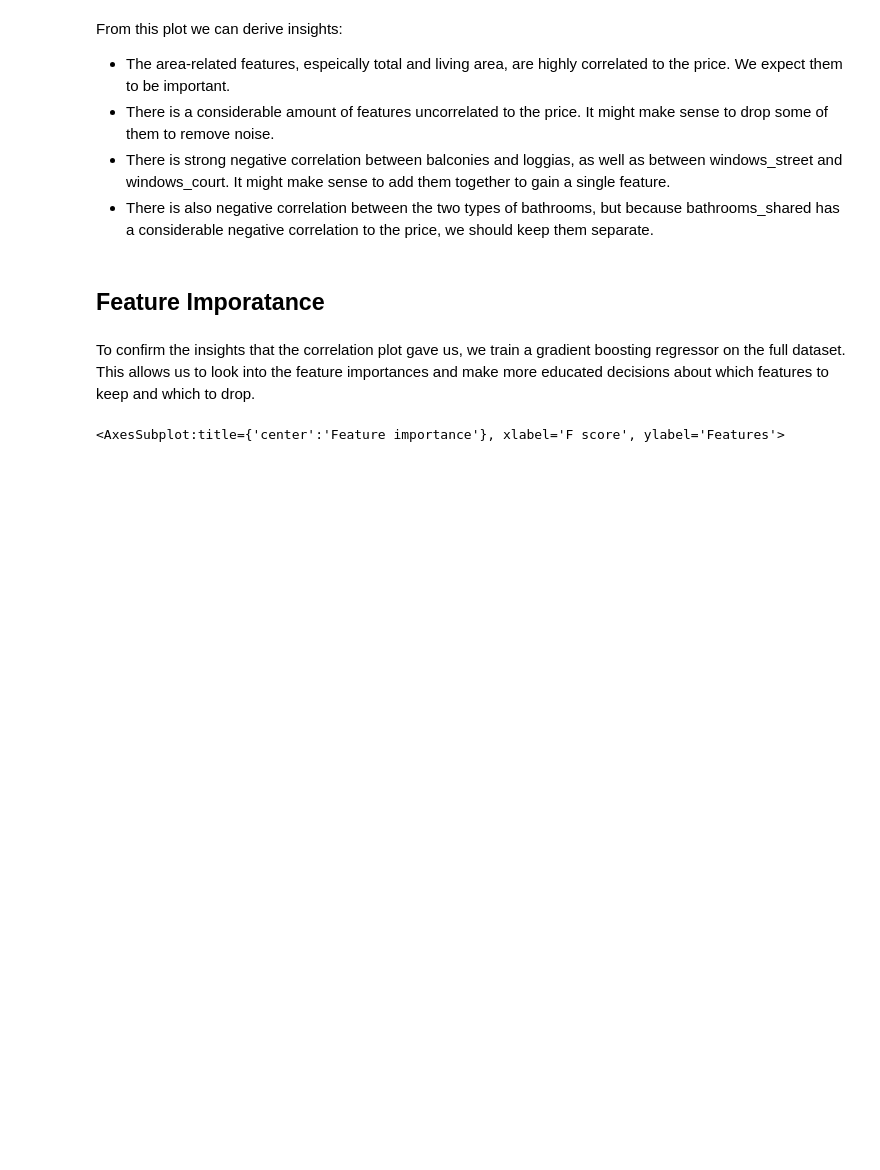
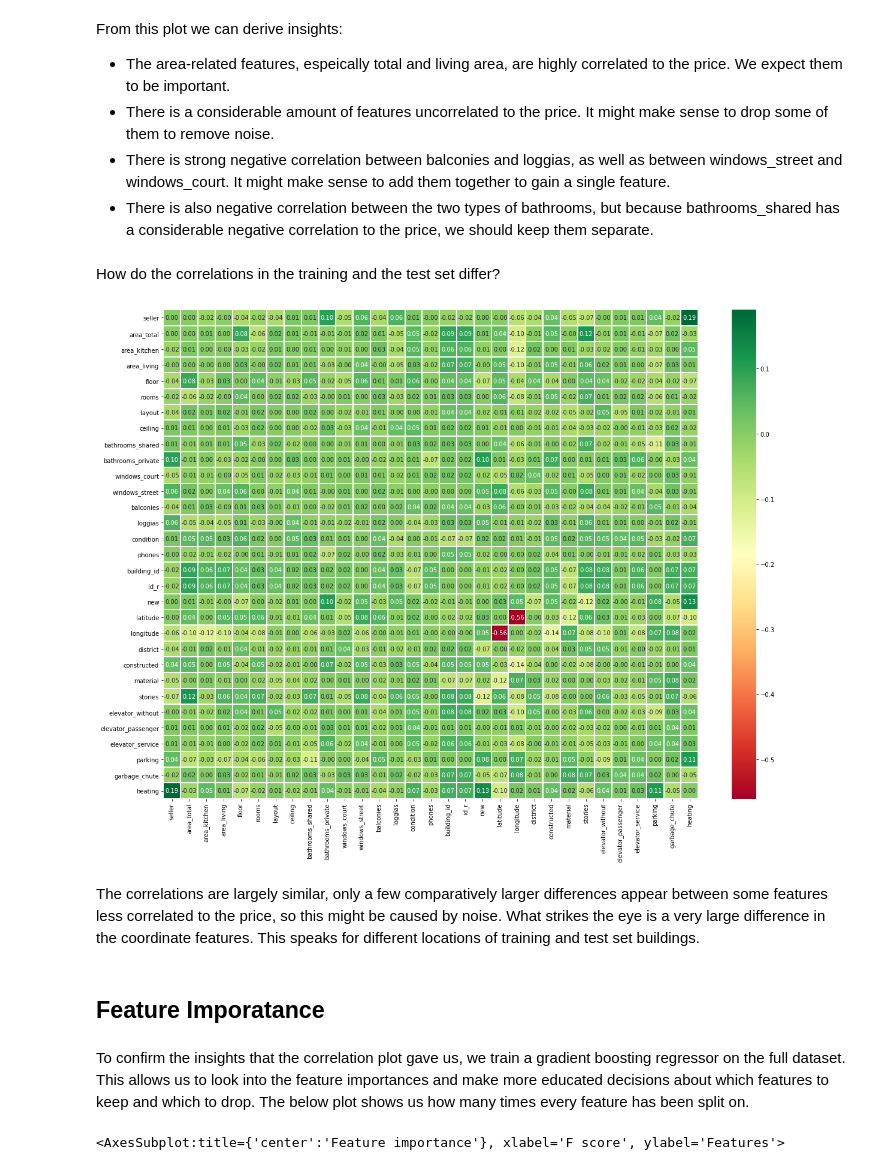
Before and after one commit to kirill-menke/house-pricing-prediction, a Jupyter notebook: group97_long_notebook.ipynb, the cells around one changed output. Saved outputs shown, nothing was run; the diff lists cells and outputs as text; code cells hidden in the pictures; blank space fills up the shorter version.

```diff
--- a/group97_long_notebook.ipynb
+++ b/group97_long_notebook.ipynb
@@ -201,10 +205,20 @@ From this plot we can derive insights:
 - There is a considerable amount of features uncorrelated to the price. It might make sense to drop some of them to remove noise.
 - There is strong negative correlation between balconies and loggias, as well as between windows_street and windows_court. It might make sense to add them together to gain a single feature.
 - There is also negative correlation between the two types of bathrooms, but because bathrooms_shared has a considerable negative correlation to the price, we should keep them separate.
+# %% [markdown]
+How do the correlations in the training and the test set differ?
+# %%
+keys = train_df.keys().drop(["price"])
+plt.figure(figsize=(20, 15))
+sns.heatmap(train_df[keys].corr()-test_df[keys].corr(), xticklabels=True, yticklabels=True, cmap='RdYlGn', linewidths=.2, annot=True, fmt=".2f");
+# %% [output]
+[figure, added]
+# %% [markdown]
+The correlations are largely similar, only a few comparatively larger differences appear between some features less correlated to the price, so this might be caused by noise. What strikes the eye is a very large difference in the coordinate features. This speaks for different locations of training and test set buildings.
 # %% [markdown]
 ## Feature Imporatance
 # %% [markdown]
-To confirm the insights that the correlation plot gave us, we train a gradient boosting regressor on the full dataset. This allows us to look into the feature importances and make more educated decisions about which features to keep and which to drop.
+To confirm the insights that the correlation plot gave us, we train a gradient boosting regressor on the full dataset. This allows us to look into the feature importances and make more educated decisions about which features to keep and which to drop. The below plot shows us how many times every feature has been split on.
 # %%
 model_xgb = XGBRegressor(n_estimators=1200, max_depth=7, booster='gbtree')
 model_xgb.fit(X, y)
```
Also changed, not shown: parts of 23 cells of this notebook.
